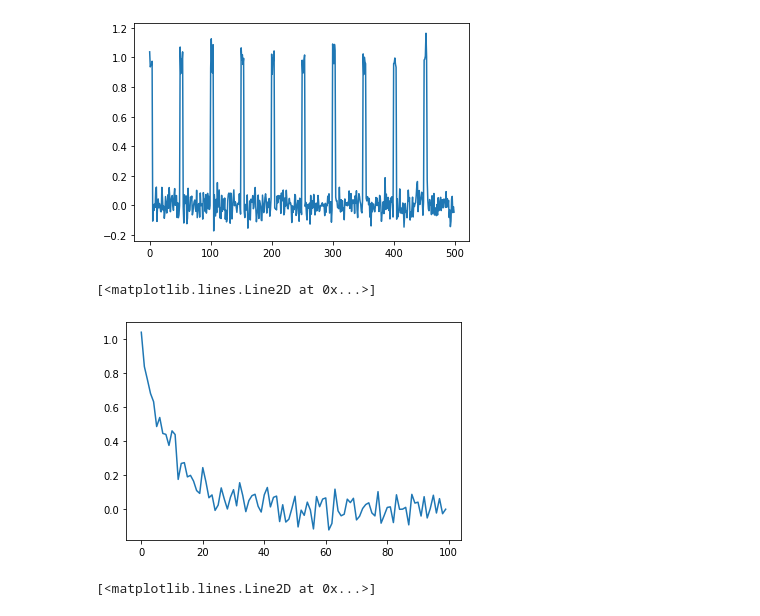
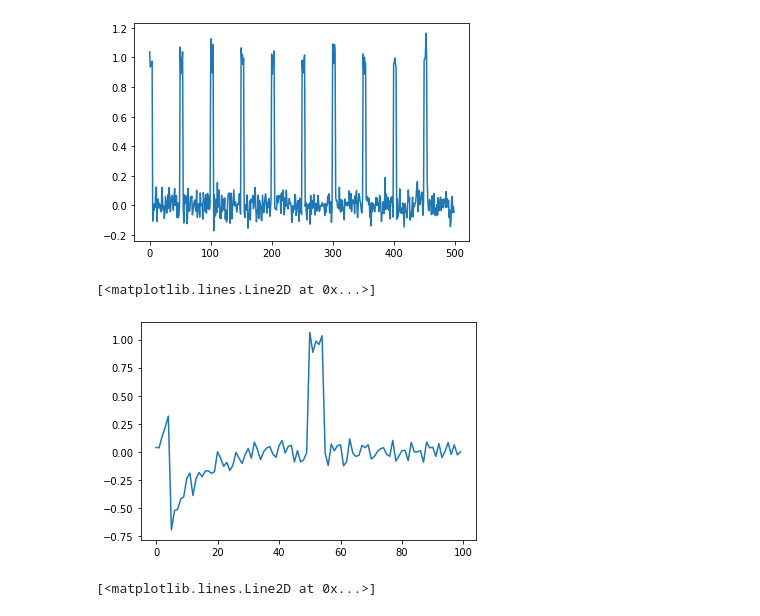
Before and after one commit to oliveiraMats2/Predictive_Maintenance_free_dataset, a Jupyter notebook: notebooks/create_new_database.ipynb, the cells around one changed output. Drawn from its saved outputs; the diff is of its cells as text; code cells hidden in the pictures.

```diff
--- a/notebooks/create_new_database.ipynb
+++ b/notebooks/create_new_database.ipynb
@@ -6,9 +6,10 @@ from sklearn import preprocessing
 
 #time = 10 #sec
 slot = 10000
+sensores = 4
 
 
-data = np.ones((slot, 4))
+data = np.ones((slot, sensores))
 
 data = np.transpose(np.array([np.random.normal(0, 8, slot),
                                     np.random.normal(26.52, 12, slot),
@@ -40,17 +41,17 @@ plt.plot(signal)
 # %%
 #ramp
 
 
 sig_linear = np.arange(0, 100, 1)
 
-sig_exp = 0.9**np.arange(0, 100, 1)
+sig_exp = -0.9**np.arange(0, 100, 1)
 
-signal = sig_exp + data[:100, 0]
+signal = sig[:100] + data[:100, 0] + sig_exp
 
 plt.plot(signal)
 # %% [output]
 [<matplotlib.lines.Line2D at 0x...>]
-[figure, old version]
+[figure, new version]
 # %%
 T = 10
 
```
Also changed, not shown: parts of 1 cell of this notebook.
